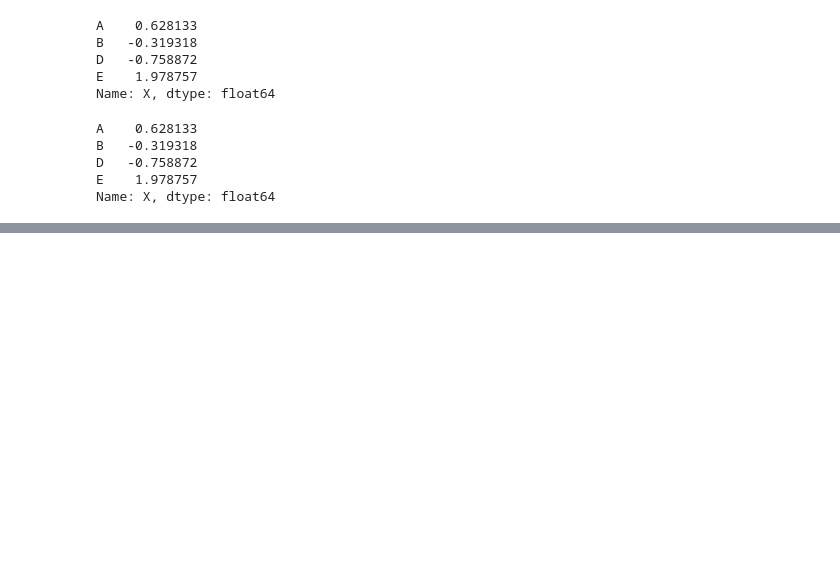
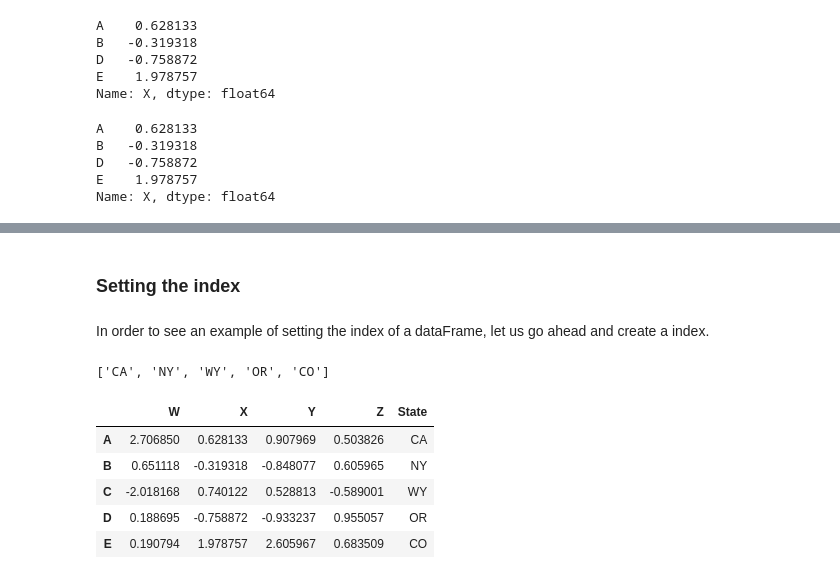
Before and after one commit to Utkarsh-Marwaha/MachineLearning, a Jupyter notebook: 03-Python-for-Data-Analysis-Pandas/03-DataFrames.ipynb, the cells around one changed output, grey strips where cells are left out. Cells and saved outputs as stored; diff of their text form; code cells hidden in the pictures; blank space fills up the shorter version.

```diff
--- a/03-Python-for-Data-Analysis-Pandas/03-DataFrames.ipynb
+++ b/03-Python-for-Data-Analysis-Pandas/03-DataFrames.ipynb
@@ -338,0 +396,26 @@ Name: X, dtype: float64
+# %% [markdown]
+### Setting the index
+# %% [markdown]
+In order to see an example of setting the index of a dataFrame, let us go ahead and create a index.
+# %%
+# handy way of creating a new list of strings
+new_index = 'CA NY WY OR CO'.split()
+
+print(new_index)
+# Semantically, these list items are just a bunch of american state abbreviations
+# %% [output]
+['CA', 'NY', 'WY', 'OR', 'CO']
+# %%
+# Since the dimensions of the dataFrame and the newlu create list of state names match. Therefore we just add it as a new column
+# to the dataFrame
+df['State'] = new_index
+# %%
+# Print the dataFrame to show the changes
+df
+# %% [output]
+|  | W | X | Y | Z | State |
+| A | 2.706850 | 0.628133 | 0.907969 | 0.503826 | CA |
+| B | 0.651118 | -0.319318 | -0.848077 | 0.605965 | NY |
+| C | -2.018168 | 0.740122 | 0.528813 | -0.589001 | WY |
+| D | 0.188695 | -0.758872 | -0.933237 | 0.955057 | OR |
+| E | 0.190794 | 1.978757 | 2.605967 | 0.683509 | CO |
```
Also changed, not shown: parts of 15 cells of this notebook.
